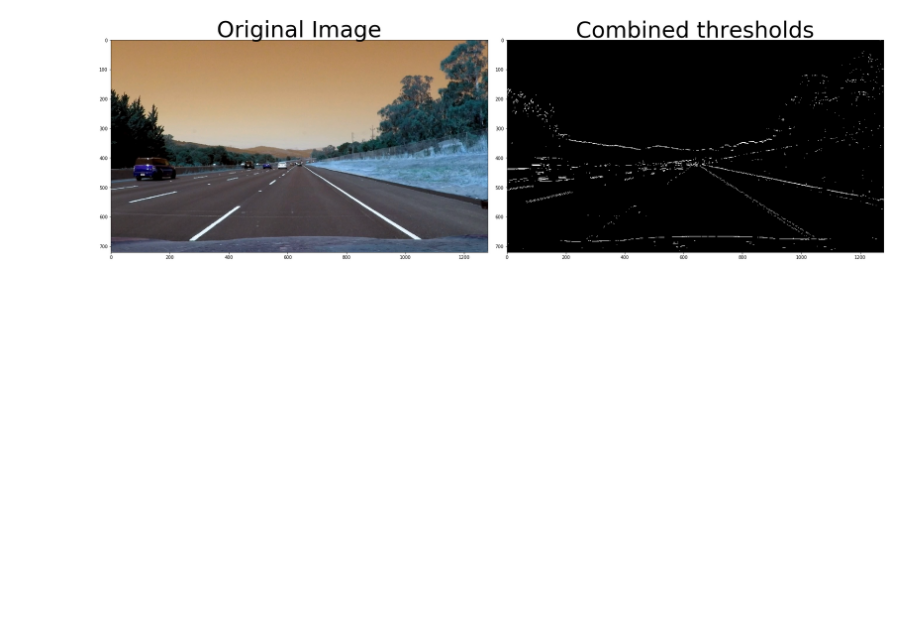
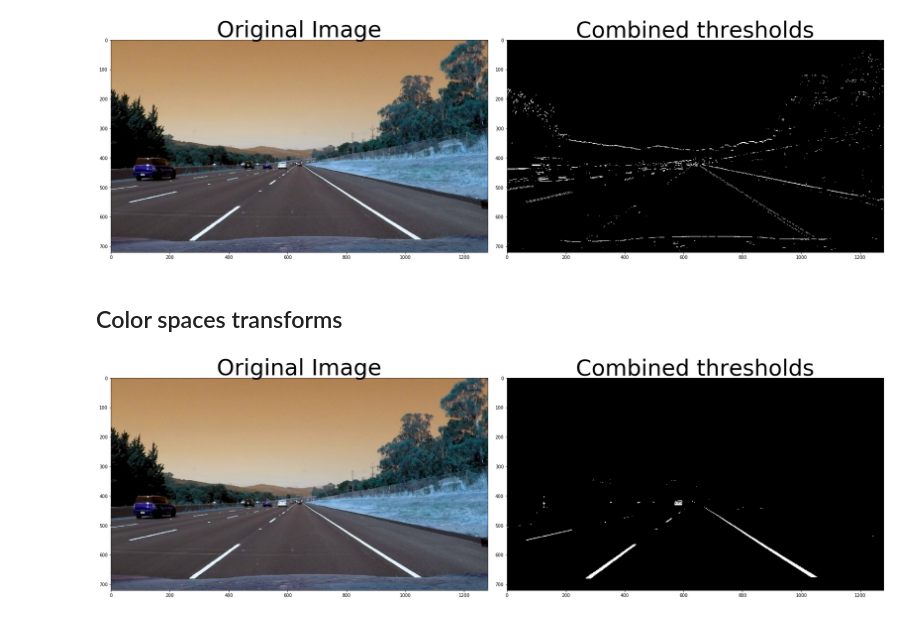
Before and after one commit to lealldiogo/CarND-Advanced-Lane-Lines, a Jupyter notebook: examples/example.ipynb, the cells around one changed output. Saved outputs shown, nothing was run; the diff lists cells and outputs as text; code cells hidden in the pictures; blank space fills up the shorter version.

```diff
--- a/examples/example.ipynb
+++ b/examples/example.ipynb
@@ -208,3 +208,25 @@ ax2.set_title('Combined thresholds', fontsize=50)
 plt.subplots_adjust(left=0., right=1, top=0.9, bottom=0.)
 # %% [output]
 [figure]
+# %% [markdown]
+## Color spaces transforms
+# %%
+def lightness_thresh(image, l_thresh=(200,255)):
+    hls = cv2.cvtColor(image, cv2.COLOR_RGB2HLS).astype(np.float)
+    l_channel = hls[:,:,1]
+    # Threshold color channel
+    l_binary = np.zeros_like(l_channel)
+    l_binary[(l_channel >= l_thresh[0]) & (l_channel <= l_thresh[1])] = 1
+    return l_binary
+# %%
+light = lightness_thresh(persp_test)
+# Plotting results
+f, (ax1, ax2) = plt.subplots(1, 2, figsize=(24, 9))
+f.tight_layout()
+ax1.imshow(persp_test)
+ax1.set_title('Original Image', fontsize=50)
+ax2.imshow(light, cmap='gray')
+ax2.set_title('Combined thresholds', fontsize=50)
+plt.subplots_adjust(left=0., right=1, top=0.9, bottom=0.)
+# %% [output]
+[figure, added]
```
Also changed, not shown: parts of 3 cells of this notebook.
